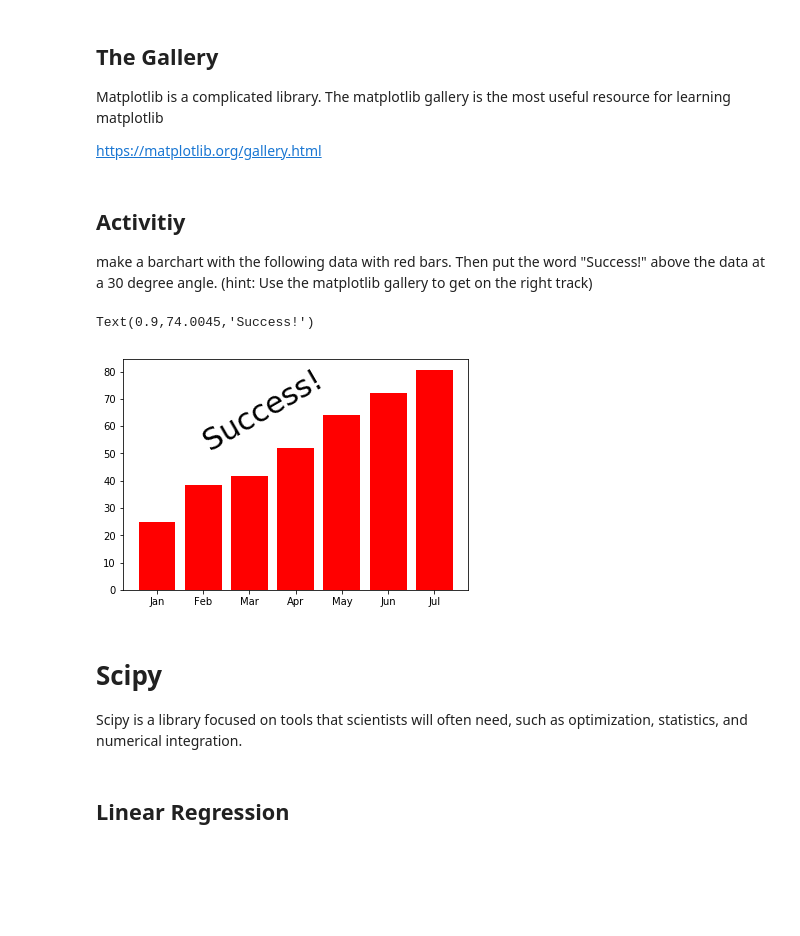
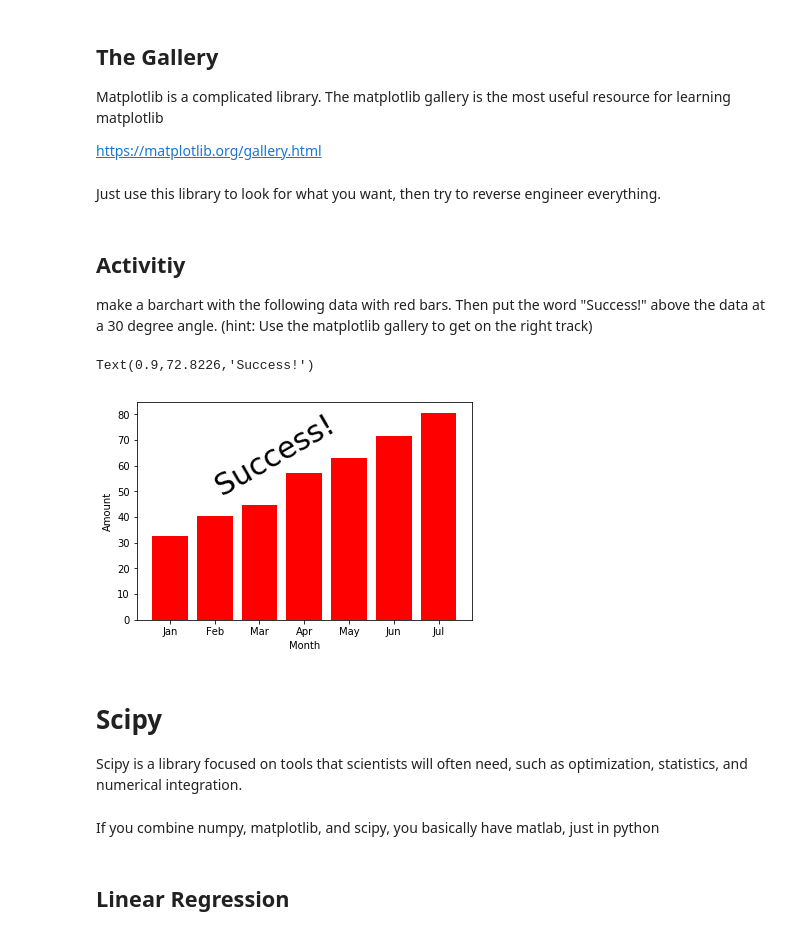
Before and after one commit to GT-IDEaS/Bootcamp2019, a Jupyter notebook: Day02/Afternoon_Session1/Afternoon_Session1.ipynb, the cells around one changed output. Drawn from its saved outputs; the diff is of its cells as text; code cells hidden in the pictures; blank space fills up the shorter version.

```diff
--- a/Day02/Afternoon_Session1/Afternoon_Session1.ipynb
+++ b/Day02/Afternoon_Session1/Afternoon_Session1.ipynb
@@ -149,19 +251,38 @@ The SVG and PDF formats are great because they can be edited afterward with vect
 Matplotlib is a complicated library. The matplotlib gallery is the most useful resource for learning matplotlib
 
 https://matplotlib.org/gallery.html
+# %% [markdown]
+Just use this library to look for what you want, then try to reverse engineer everything.
 # %% [markdown]
 ## Activitiy
 
 make a barchart with the following data with red bars. Then put the word "Success!" above the data at a 30 degree angle. (hint: Use the matplotlib gallery to get on the right track)
-# %%
-month = ['Jan','Feb','Mar','Apr','May','Jun','Jul']
-amount = np.linspace(30,80,7) + np.random.randn(7) * 3
-# %% [output]
-Text(0.9,74.0045,'Success!')
-[figure, removed]
+# %%
+month = ['Jan','Feb','Mar','Apr','May','Jun','Jul']
+amount = np.linspace(30,80,7) + np.random.randn(7) * 3
+
+fig, ax = plt.subplots()
+xpos = np.arange(len(month))
+
+ax.bar(xpos, amount, color='red')
+ax.set_xticks(xpos)
+ax.set_xticklabels(month)
+ax.set_xlabel("Month")
+ax.set_yticks(range(0,90,10))
+ax.set_ylabel("Amount")
+
+from __future__ import unicode_literals
+
+
+ax.text(0.9, amount[4] + 10, 'Success!', rotation=30, fontsize=30)
+# %% [output]
+Text(0.9,72.8226,'Success!')
+[figure, added]
 # %% [markdown]
 # Scipy
 
 Scipy is a library focused on tools that scientists will often need, such as optimization, statistics, and numerical integration.
+# %% [markdown]
+If you combine numpy, matplotlib, and scipy, you basically have matlab, just in python
 # %% [markdown]
 ## Linear Regression
```
Also changed, not shown: parts of 31 cells of this notebook, 3 other files.
